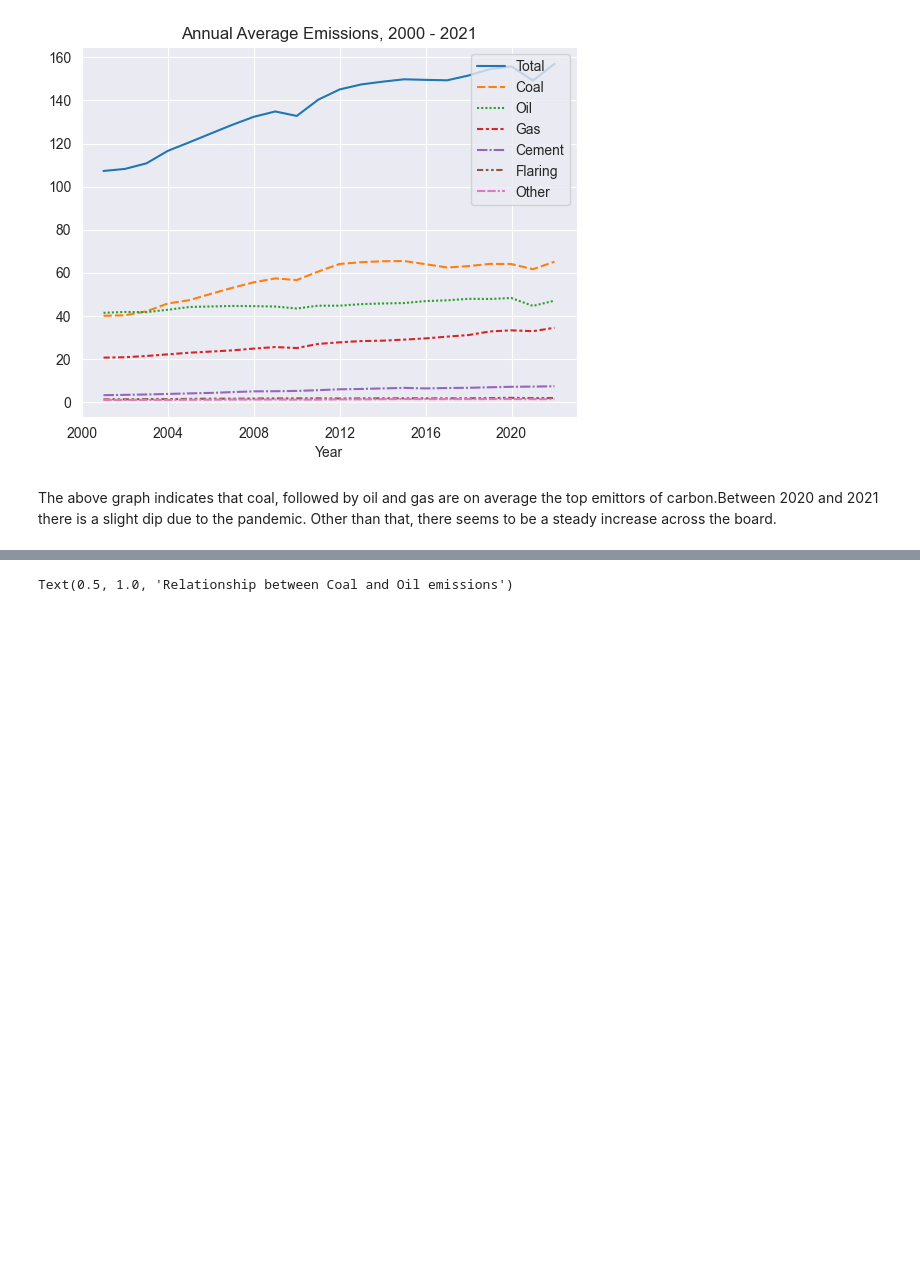
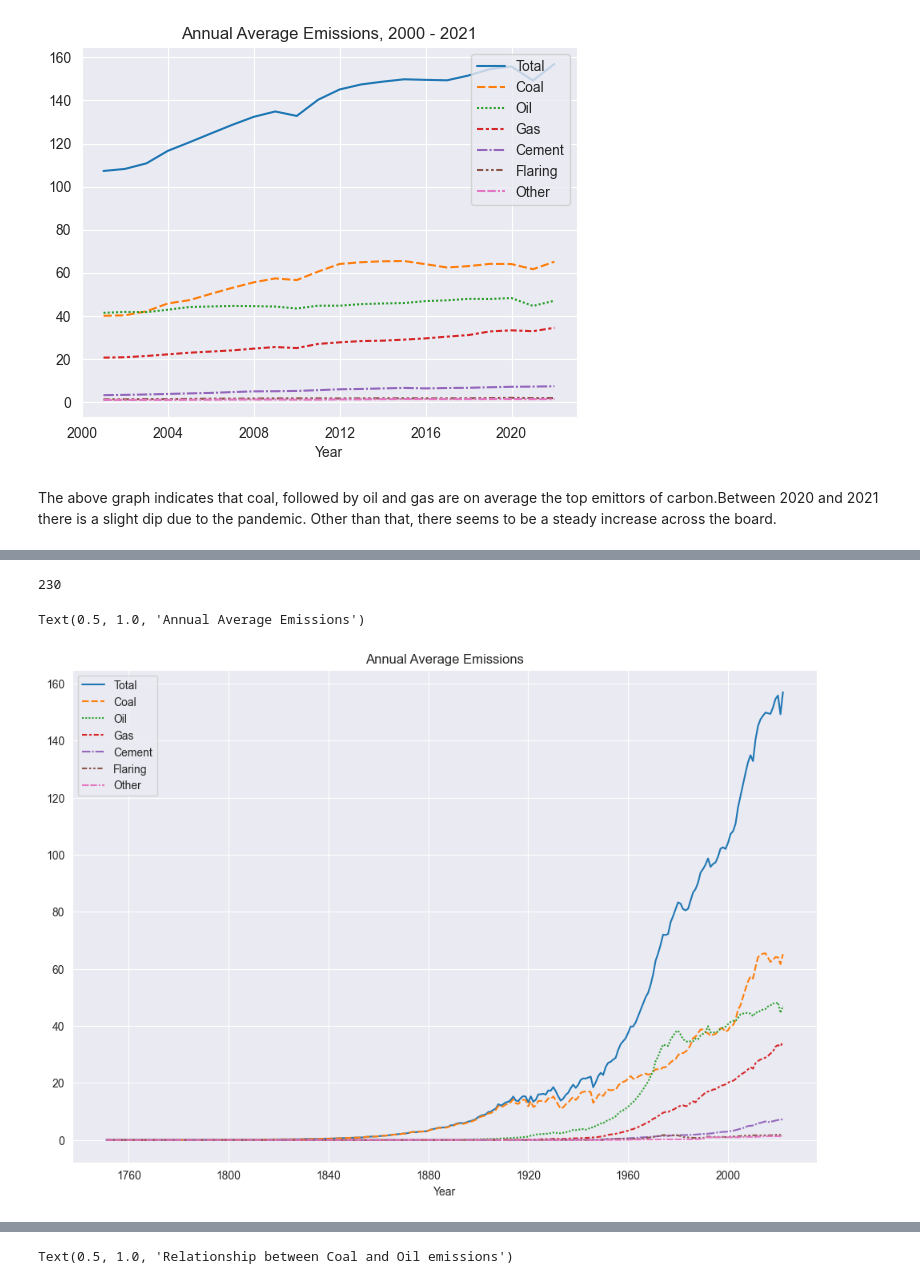
Before and after one commit to KS-coder77/carbon_emissions_eda, a Jupyter notebook: carbon_emissions_EDA.ipynb, the cells around one changed output, grey strips where cells are left out. Drawn from its saved outputs; the diff is of its cells as text; code cells hidden in the pictures; blank space fills up the shorter version.

```diff
--- a/carbon_emissions_EDA.ipynb
+++ b/carbon_emissions_EDA.ipynb
@@ -380,3 +434,6 @@ Text(0.5, 1.0, 'Annual Average Emissions, 2000 - 2021')
 [figure]
 # %% [markdown]
 The above graph indicates that coal, followed by oil and gas are on average the top emittors of carbon.Between 2020 and 2021 there is a slight dip due to the pandemic. Other than that, there seems to be a steady increase across the board.
+# %%
+full_countries_data = data[(data['Country']!='Global') & (data['Country']!='International Transport')]
+full_countries_data.shape
@@ -382,0 +451,15 @@ The above graph indicates that coal, followed by oil and gas are on average the
+# %%
+full_countries_data['Country'].nunique()
+# %% [output]
+230
+# %%
+full_countries_df = full_countries_data.copy()
+full_countries_df.set_index('Year', inplace=True)
+annual_avg_full_data = full_countries_df[['Total', 'Coal', 'Oil', 'Gas', 'Cement', 'Flaring', 'Other']].resample('Y').mean().round(2)
+# %%
+plt.figure(figsize=(12,8))
+sns.lineplot(data=annual_avg_full_data)
+plt.title(label='Annual Average Emissions')
+# %% [output]
+Text(0.5, 1.0, 'Annual Average Emissions')
+[figure, added]
```
Also changed, not shown: parts of 37 cells of this notebook, 1 other file.
